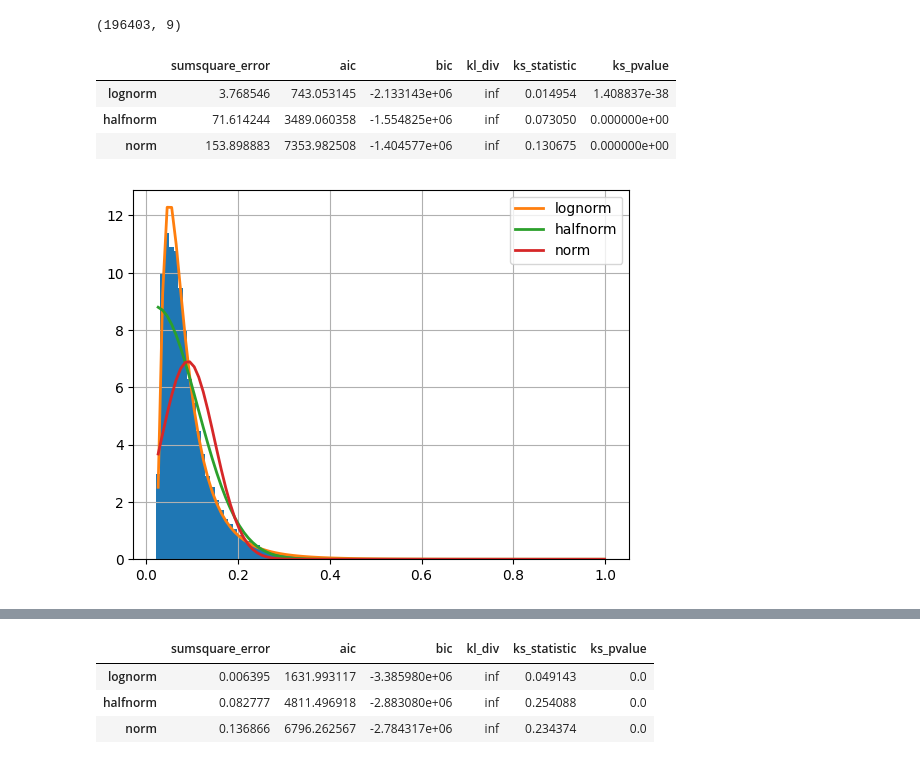
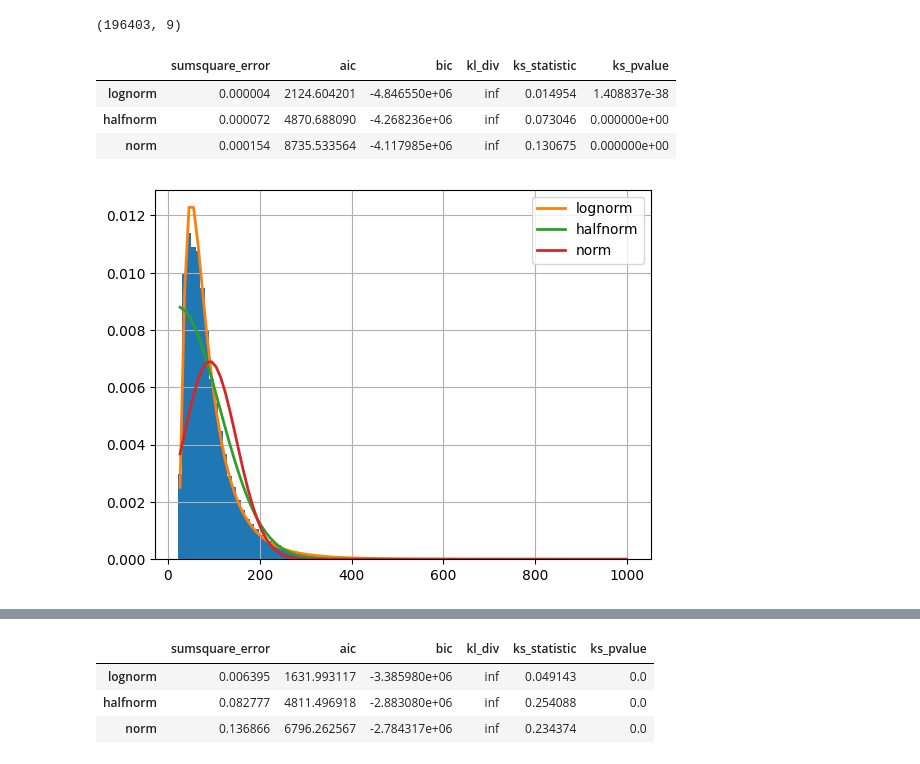
Before and after one commit to AngCamp/CampbellMurphy2024, a Jupyter notebook: TechnicalValidation/ABI_validation.ipynb, the cells around one changed output, grey strips where cells are left out. Cells and saved outputs as stored; diff of their text form; code cells hidden in the pictures.

```diff
--- a/TechnicalValidation/ABI_validation.ipynb
+++ b/TechnicalValidation/ABI_validation.ipynb
@@ -614,11 +625,16 @@ plt.show()
 # %% [output]
 [figure]
 # %%
-plt.hist(cleaned_theta_data['peakwindow_mean'], bins=90, edgecolor='black', facecolor='grey')
+# Ensure text is exported as text objects
+plt.rcParams['svg.fonttype'] = 'none'
+plt.rcParams['text.usetex'] = False  # Do not use LaTeX for rendering text
+
+plt.hist(cleaned_theta_data['peakwindow_mean'], bins=90, edgecolor='black', facecolor='blue')
 plt.xlim(-1, 25)
 plt.xlabel('Mean Theta Power (Z-score)')
 plt.ylabel('Count of HFEs')
 plt.title('Computed around Peak Window')
 plt.tight_layout()
+plt.savefig(f"{figure_six_path}six_a.svg", format='svg')
 plt.show()
 # %% [output]
@@ -650,10 +666,19 @@ speed_cleaned.max()
 # %% [output]
 100.37339010802877
 # %%
-plt.hist(speeds, bins=100, edgecolor='black', facecolor='grey')
+# Ensure text is exported as text objects
+plt.rcParams['svg.fonttype'] = 'none'
+plt.rcParams['text.usetex'] = False  # Do not use LaTeX for rendering text
+
+
+plt.hist(speeds, bins=100, edgecolor='black', facecolor='blue')
+# Ensure text is exported as text objects
+plt.rcParams['svg.fonttype'] = 'none'
+plt.rcParams['text.usetex'] = False  # Do not use LaTeX for rendering text
 plt.xlim(0, 20)
 plt.xlabel('Wheel Speed (m/s)')
 plt.ylabel('Count of HFEs')
 plt.tight_layout()
+plt.savefig(f"{figure_six_path}six_c.svg", format='svg')
 plt.show()
 # %% [output]
@@ -701,15 +726,15 @@ all_swrs_df.shape
 # %% [output]
 (196403, 9)
 # %%
-f_distributions = Fitter(all_swrs_df['duration'],
+f_distributions_dur = Fitter(all_swrs_df['duration']*1000,
            distributions=['norm',
                           'lognorm',
                          'halfnorm'])
-f_distributions.fit()
-f_distributions.summary()
+f_distributions_dur.fit()
+f_distributions_dur.summary()
 # %% [output]
 |  | sumsquare_error | aic | bic | kl_div | ks_statistic | ks_pvalue |
-| lognorm | 3.768546 | 743.053145 | -2.133143e+06 | inf | 0.014954 | 1.408837e-38 |
-| halfnorm | 71.614244 | 3489.060358 | -1.554825e+06 | inf | 0.073050 | 0.000000e+00 |
-| norm | 153.898883 | 7353.982508 | -1.404577e+06 | inf | 0.130675 | 0.000000e+00 |
+| lognorm | 0.000004 | 2124.604201 | -4.846550e+06 | inf | 0.014954 | 1.408837e-38 |
+| halfnorm | 0.000072 | 4870.688090 | -4.268236e+06 | inf | 0.073046 | 0.000000e+00 |
+| norm | 0.000154 | 8735.533564 | -4.117985e+06 | inf | 0.130675 | 0.000000e+00 |
-[figure, old version]
+[figure, new version]
```
Also changed, not shown: parts of 8 cells of this notebook, 22 other files.
